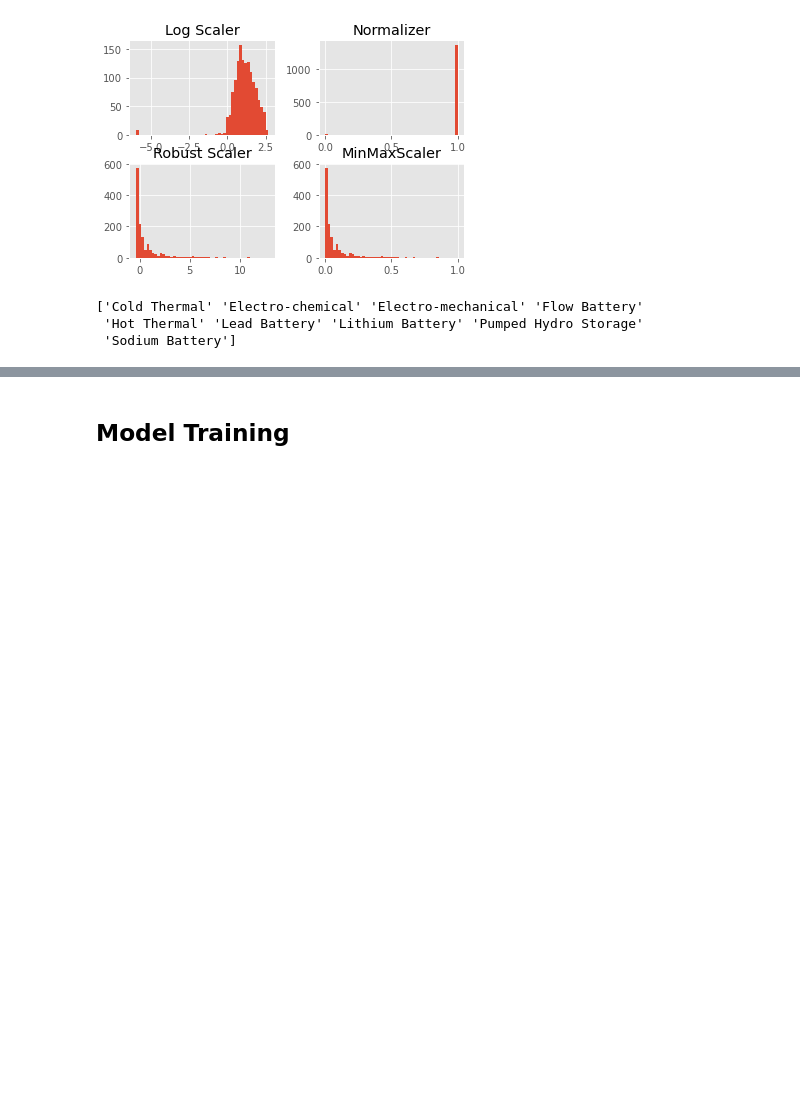
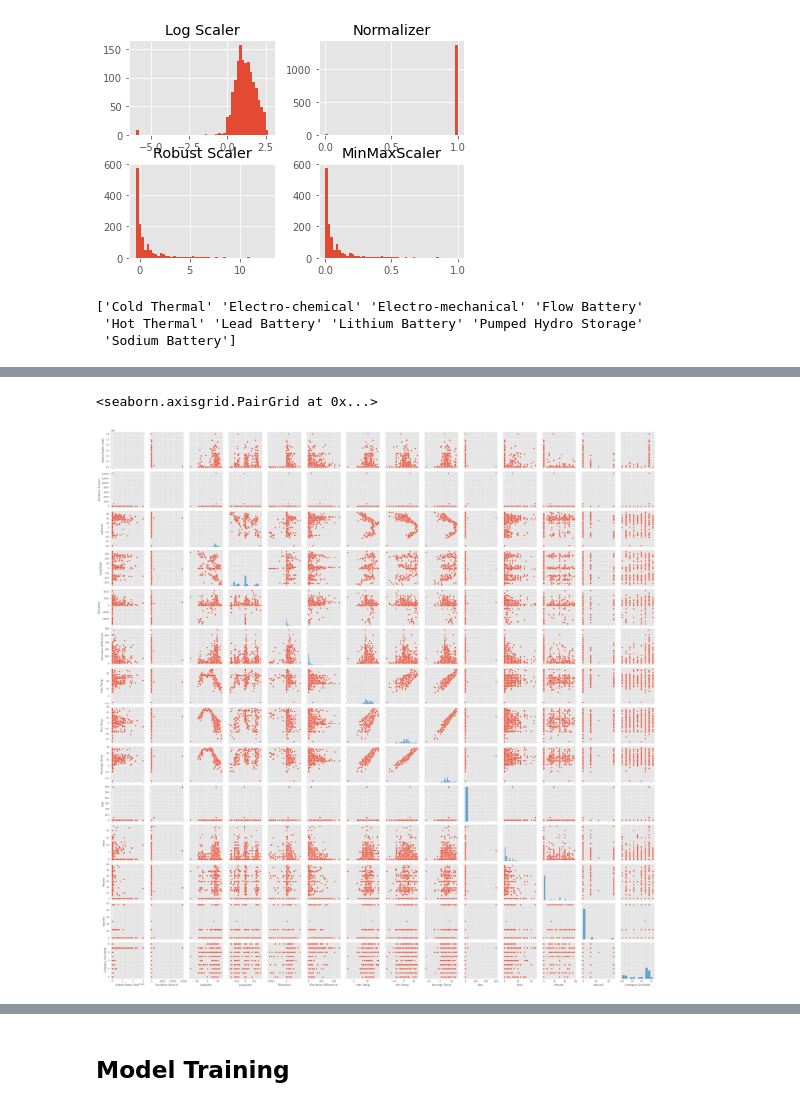
Before and after one commit to zhoutianxun/Energy-Storage-System-Predictor, a Jupyter notebook: Model Training.ipynb, the cells around one changed output, grey strips where cells are left out. Drawn from its saved outputs; the diff is of its cells as text; code cells hidden in the pictures; blank space fills up the shorter version.

```diff
--- a/Model Training.ipynb
+++ b/Model Training.ipynb
@@ -290,0 +325,5 @@ data2 = data.copy()
+# %%
+sb.pairplot(data)
+# %% [output]
+<seaborn.axisgrid.PairGrid at 0x...>
+[figure, added]
```
Also changed, not shown: parts of 39 cells of this notebook, 2 other files.
